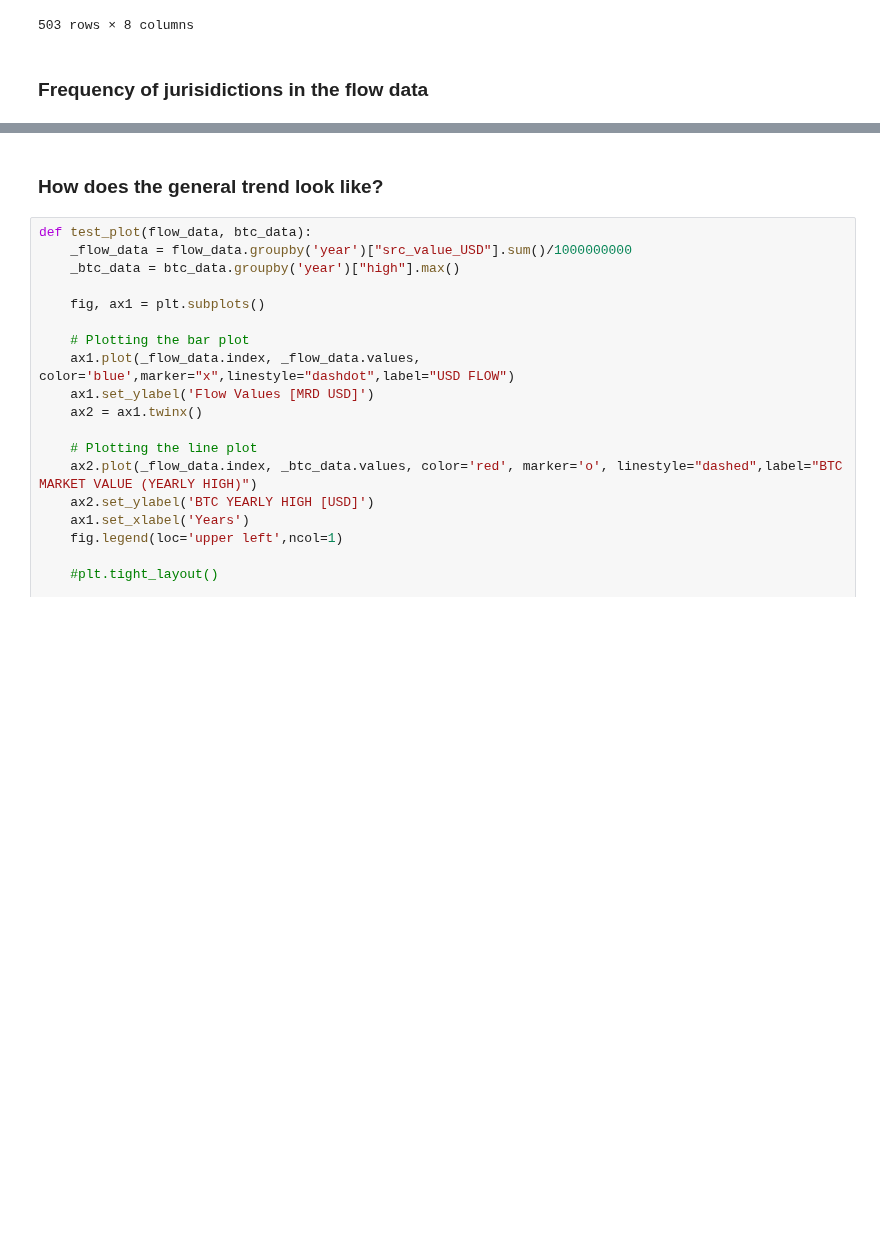
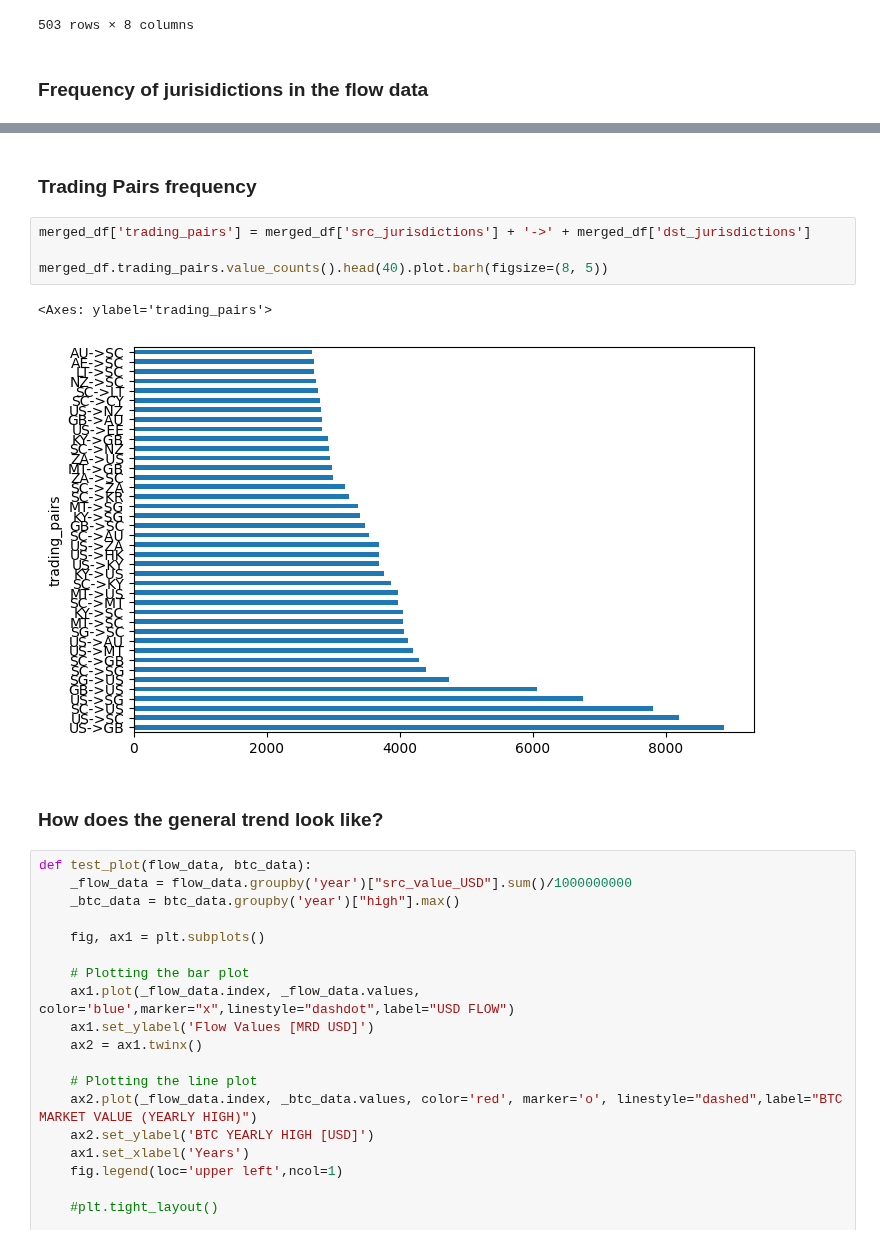
Before and after one commit to FlowDrucka64/MoneyFlow, a Jupyter notebook: data_exploration.ipynb, the cells around one changed output, grey strips where cells are left out. Saved outputs shown, nothing was run; the diff lists cells and outputs as text; blank space fills up the shorter version.

```diff
--- a/data_exploration.ipynb
+++ b/data_exploration.ipynb
@@ -379,3 +387,12 @@ Name: count, Length: 63, dtype: int64
+# %% [markdown]
+### Trading Pairs frequency
+# %%
+merged_df['trading_pairs'] = merged_df['src_jurisdictions'] + '->' + merged_df['dst_jurisdictions']
+
+merged_df.trading_pairs.value_counts().head(40).plot.barh(figsize=(8, 5))
+# %% [output]
+<Axes: ylabel='trading_pairs'>
+[figure, added]
 # %% [markdown]
 ### How does the general trend look like?
 # %%
```
Also changed, not shown: parts of 1 cell of this notebook.
